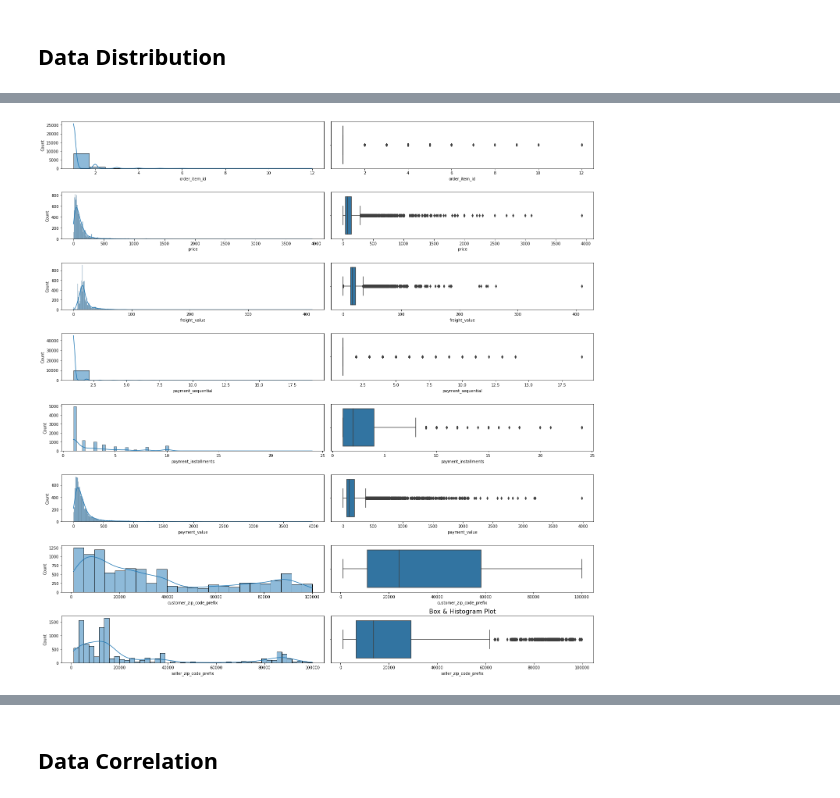
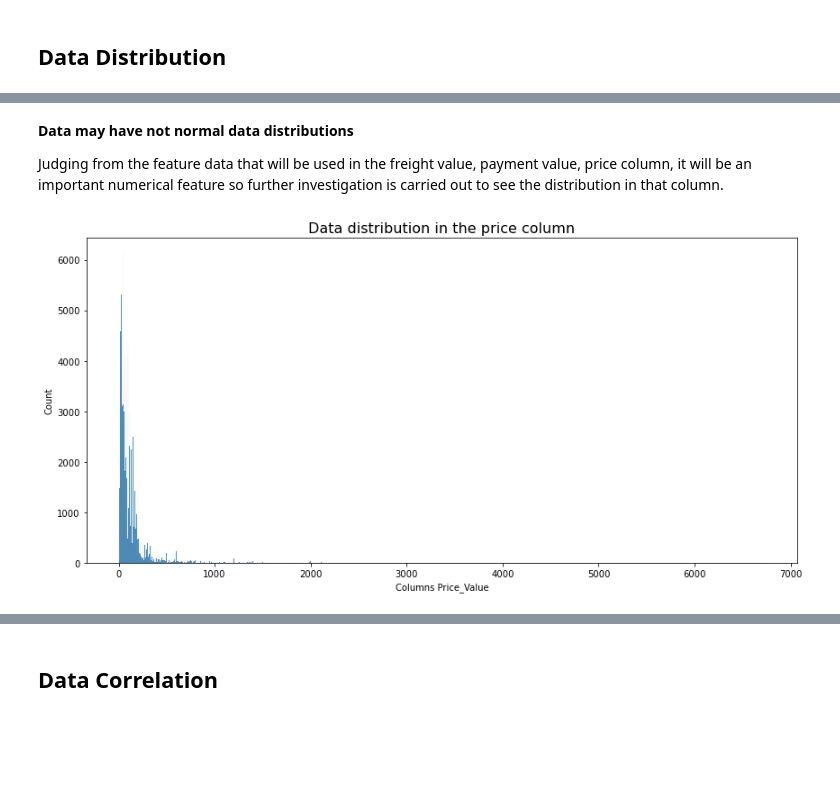
Before and after one commit to Faroja/Final-Project-Sementara, a Jupyter notebook: Finpro.ipynb, the cells around one changed output, grey strips where cells are left out. Saved outputs shown, nothing was run; the diff lists cells and outputs as text; code cells hidden in the pictures; blank space fills up the shorter version.

```diff
--- a/Finpro.ipynb
+++ b/Finpro.ipynb
@@ -97,11 +115,13 @@ Deprecated in NumPy 1.20; for more details and guidance: https://numpy.org/devdo
-# %%
-fig, axes = plt.subplots(8, 2, figsize=(20, 20))
-
-for i, var in enumerate(num_features):
-    sns.histplot(x=var, data=df_sample, ax=axes[i, 0], kde=True)
-    sns.boxplot(x=var, data=df_sample, ax=axes[i, 1])
-plt.title('Box & Histogram Plot', size=16)
-plt.tight_layout()
-plt.show()
-# %% [output]
-[figure, removed]
+# %% [markdown]
+**Data may have not normal data distributions**
+
+Judging from the feature data that will be used in the freight value, payment value, price column, it will be an important numerical feature so further investigation is carried out to see the distribution in that column.
+# %%
+plt.figure( figsize=(12, 6))
+sns.histplot(data=df,x='price')
+plt.title('Data distribution in the price column', size=16)
+plt.xlabel('Columns Price_Value')
+plt.tight_layout()
+plt.show()
+# %% [output]
+[figure, added]
```
Also changed, not shown: parts of 18 cells of this notebook.
